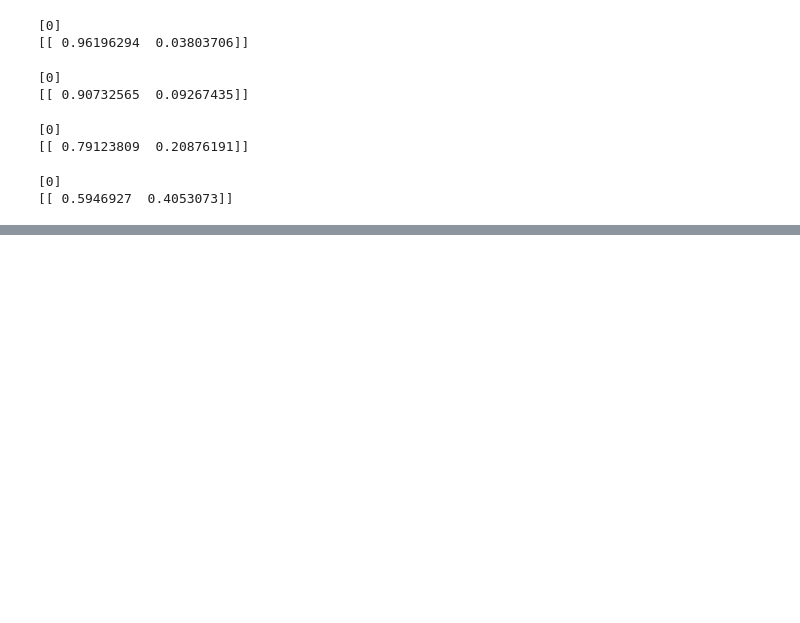
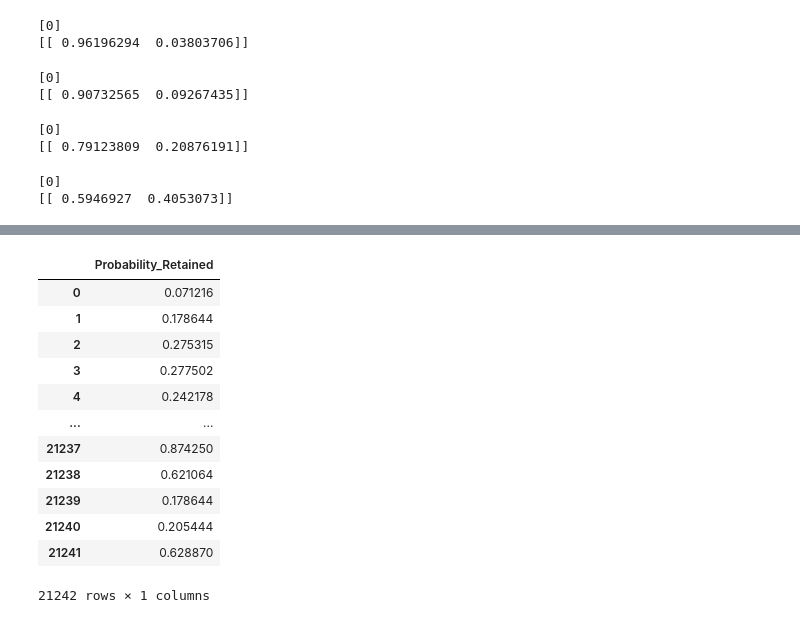
Before and after one commit to awburke/DS-SF-27, a Jupyter notebook: final-project/Final Project Files/Code/Final_Project_notebook.ipynb, the cells around one changed output, grey strips where cells are left out. Drawn from its saved outputs; the diff is of its cells as text; code cells hidden in the pictures; blank space fills up the shorter version.

```diff
--- a/final-project/Final Project Files/Code/Final_Project_notebook.ipynb
+++ b/final-project/Final Project Files/Code/Final_Project_notebook.ipynb
@@ -632,0 +666,19 @@ print model.predict_proba(predict_5)
+# %%
+predict_proba_df = pd.DataFrame(model.predict_proba(X))
+predict_proba_df.drop(0, axis = 1, inplace = True)
+predict_proba_df.rename(columns = {1: 'Probability_Retained'}, inplace = True)
+predict_proba_df
+# %% [output]
+|  | Probability_Retained |
+| 0 | 0.071216 |
+| 1 | 0.178644 |
+| 2 | 0.275315 |
+| 3 | 0.277502 |
+| 4 | 0.242178 |
+| ... | ... |
+| 21237 | 0.874250 |
+| 21238 | 0.621064 |
+| 21239 | 0.178644 |
+| 21240 | 0.205444 |
+| 21241 | 0.628870 |
+21242 rows × 1 columns
```
Also changed, not shown: parts of 5 cells of this notebook.
